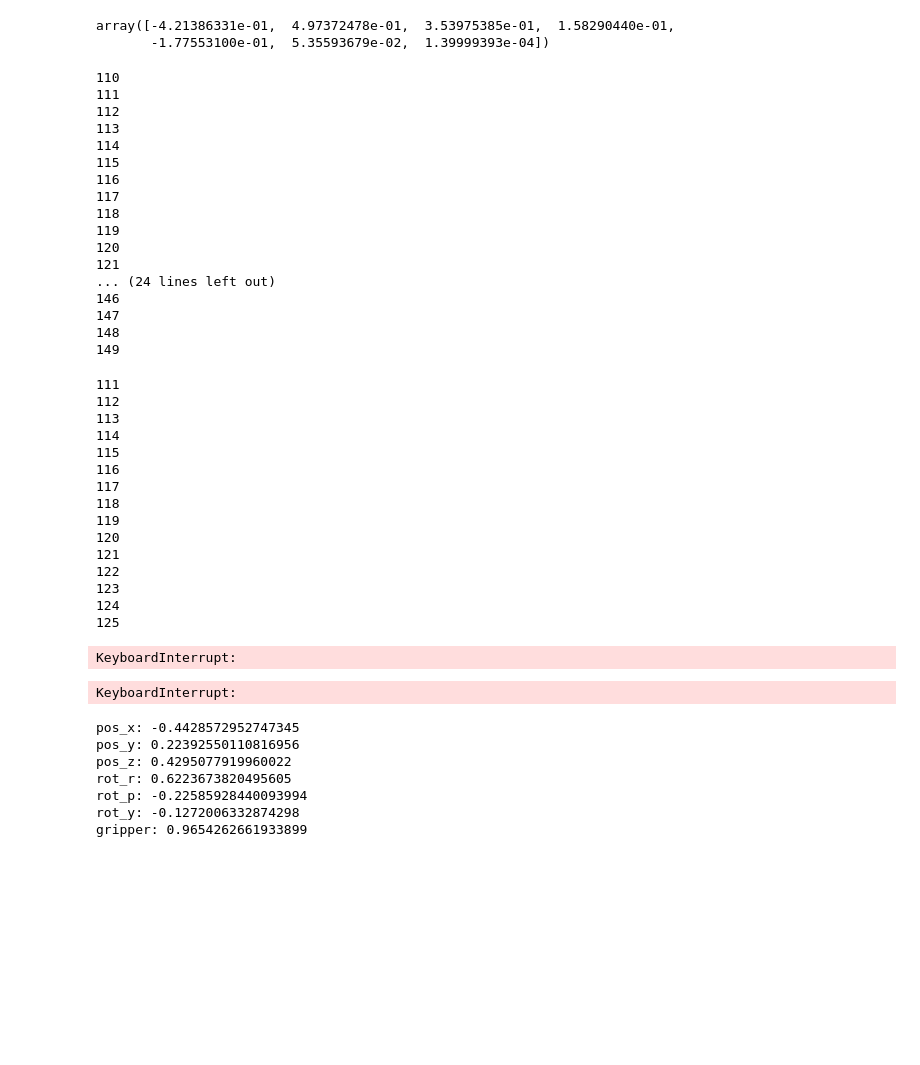
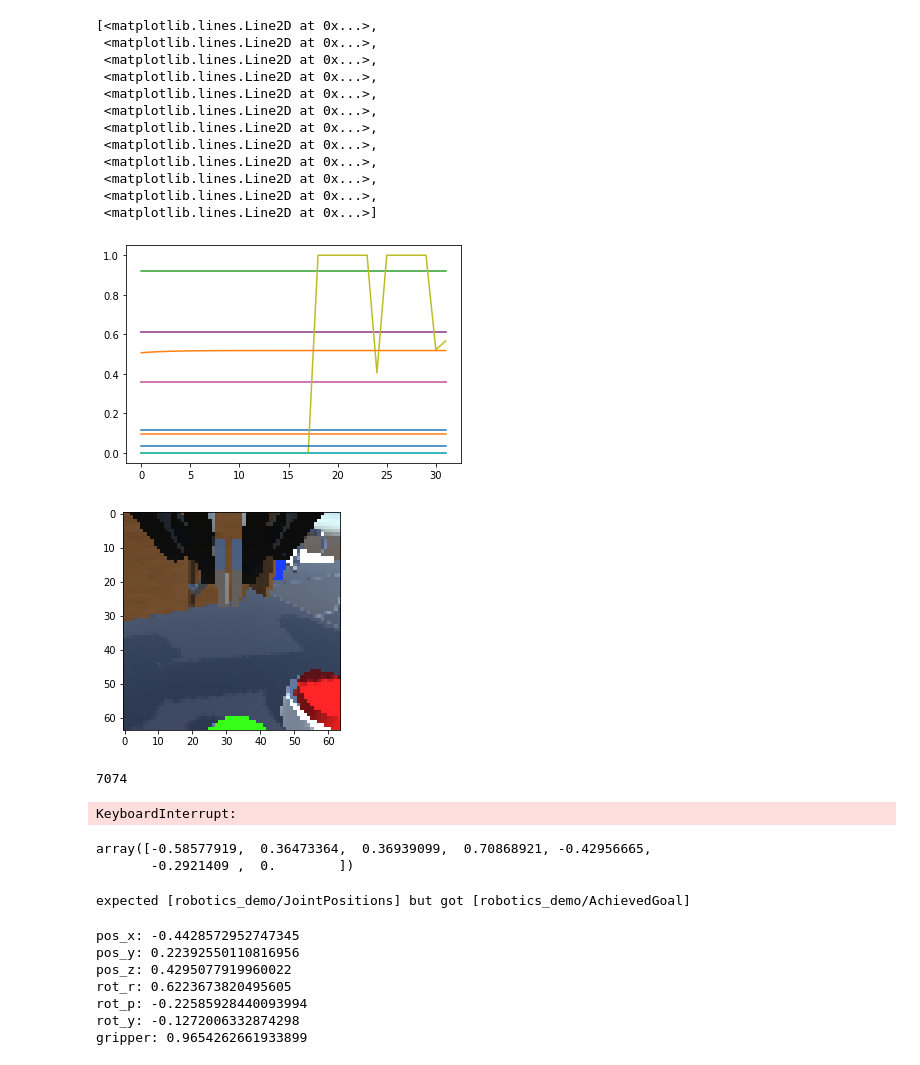
Before and after one commit to sholtodouglas/unity_robotics_env, a Jupyter notebook: robotics_demo/scripts/ControlCentre.ipynb, the cells around one changed output. Drawn from its saved outputs; the diff is of its cells as text; code cells hidden in the pictures; blank space fills up the shorter version.

Commit message:
clearing out the old testing code

```diff
--- a/robotics_demo/scripts/ControlCentre.ipynb
+++ b/robotics_demo/scripts/ControlCentre.ipynb
@@ -172,28 +249,29 @@ KeyboardInterrupt:
 # %%
-current_arm, current_ag, _,_ = process_observation()
-current_arm
+plt.plot(ags[7048:7080])
 # %% [output]
-array([-4.21386331e-01,  4.97372478e-01,  3.53975385e-01,  1.58290440e-01,
-       -1.77553100e-01,  5.35593679e-02,  1.39999393e-04])
+[<matplotlib.lines.Line2D at 0x...>,
+ <matplotlib.lines.Line2D at 0x...>,
+ <matplotlib.lines.Line2D at 0x...>,
+ <matplotlib.lines.Line2D at 0x...>,
+ <matplotlib.lines.Line2D at 0x...>,
+ <matplotlib.lines.Line2D at 0x...>,
+ <matplotlib.lines.Line2D at 0x...>,
+ <matplotlib.lines.Line2D at 0x...>,
+ <matplotlib.lines.Line2D at 0x...>,
+ <matplotlib.lines.Line2D at 0x...>,
+ <matplotlib.lines.Line2D at 0x...>,
+ <matplotlib.lines.Line2D at 0x...>]
+[figure, added]
 # %%
-for i in range(110, 150):
+y = 7040
+for i in range(y,y+80):
     print(i)
     reset_to(proprio[i,:], ags[i,:], acts[i,:])
+    current_arm, current_ag, sh,gr, _ ,_= process_observation_srv()
+    clear_output(wait=True)
+    plt.imshow(gr)
+    plt.show()
 # %% [output]
+[figure, added]
-110
-111
-112
-113
-114
-115
-116
-117
-118
-119
-120
-121
-... (24 lines left out)
-146
-147
-148
-149
+7074
+KeyboardInterrupt:
@@ -200,5 +281,11 @@ for i in range(110, 150):
+# %%
+acts[0,:]
+# %% [output]
+array([-0.58577919,  0.36473364,  0.36939099,  0.70868921, -0.42956665,
+       -0.2921409 ,  0.        ])
 # %%
 #env_reEngage_pub.publish(Reengage())
+i=0
 r = rospy.Rate(5) # 15hz
 while not rospy.is_shutdown() and i < len(acts):
     try:
@@ -211,29 +298,12 @@ while not rospy.is_shutdown() and i < len(acts):
         break
     r.sleep() # ros sleep for a little while before checking convergence again
 # %% [output]
-111
-112
-113
-114
-115
-116
-117
-118
-119
-120
-121
-122
-123
-124
-125
+expected [robotics_demo/JointPositions] but got [robotics_demo/AchievedGoal]
-KeyboardInterrupt:
 # %%
 import time
-for i in range(800, len(proprio)):
+for i in range(0, len(proprio)):
     reset_to(proprio[i,:], ags[i,:])
-    time.sleep(0.04)
+    #time.sleep(0.04)
-# %% [output]
-KeyboardInterrupt:
 # %%
 proprio_rpy_to_ROSmsg(proprio[idx,:])
 # %% [output]
```
Also changed, not shown: parts of 36 cells of this notebook, 23 other files.
